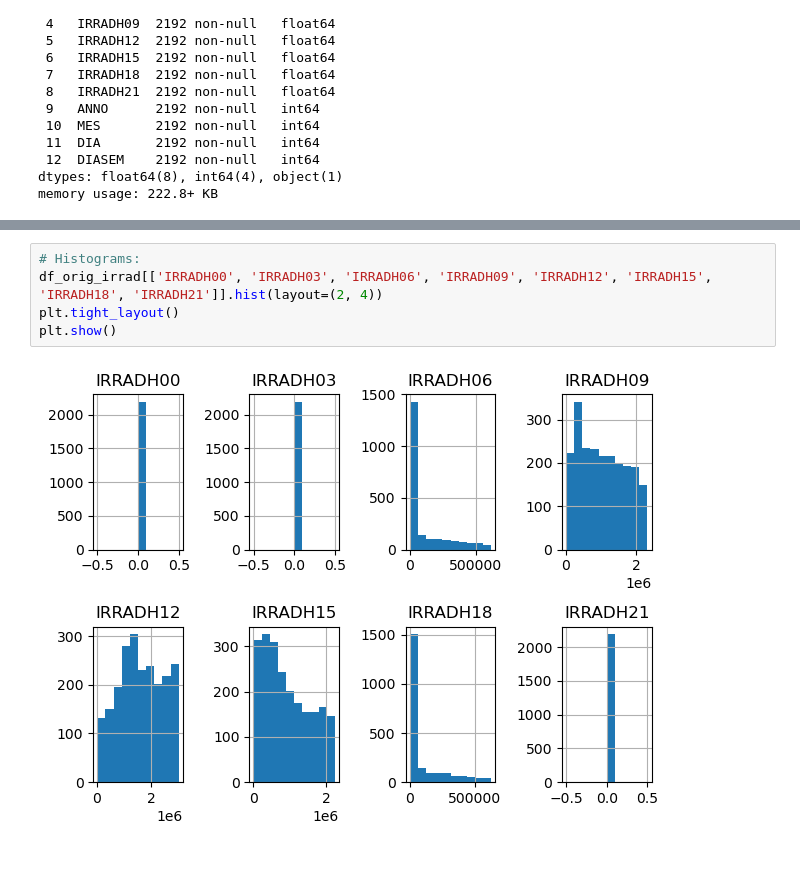
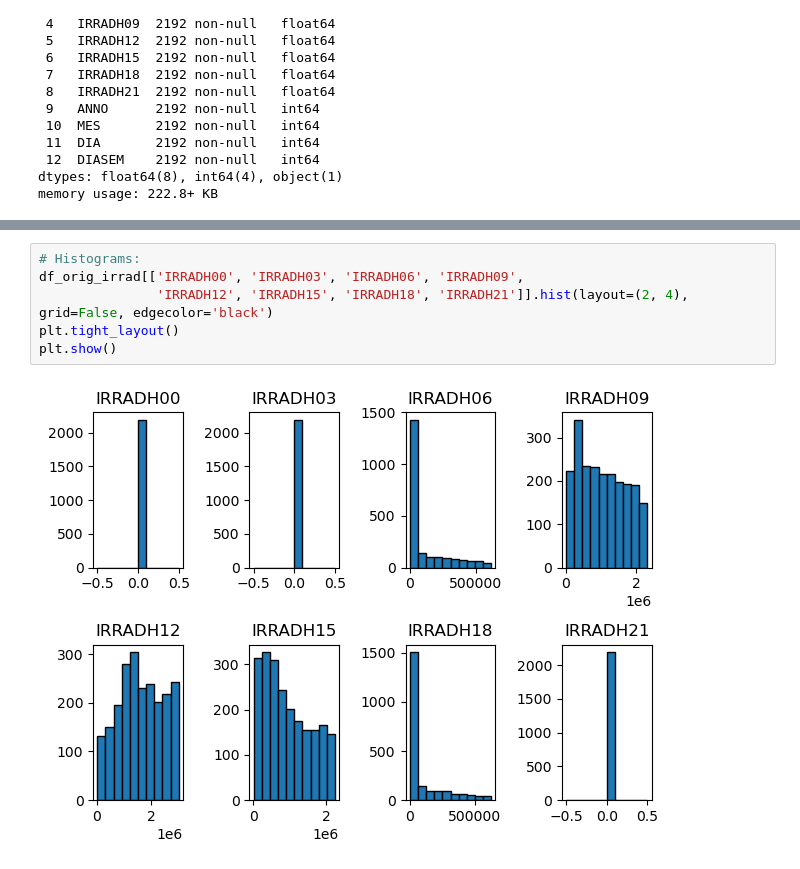
Before and after one commit to MARIABELENSB/Assessment1_MLII, a Jupyter notebook: 1.EDA.ipynb, the cells around one changed output, grey strips where cells are left out. Drawn from its saved outputs; the diff is of its cells as text.

```diff
--- a/1.EDA.ipynb
+++ b/1.EDA.ipynb
@@ -75,7 +122,8 @@ df_orig_irrad.describe()
 # %%
 # Histograms:
-df_orig_irrad[['IRRADH00', 'IRRADH03', 'IRRADH06', 'IRRADH09', 'IRRADH12', 'IRRADH15', 'IRRADH18', 'IRRADH21']].hist(layout=(2, 4))
+df_orig_irrad[['IRRADH00', 'IRRADH03', 'IRRADH06', 'IRRADH09',
+               'IRRADH12', 'IRRADH15', 'IRRADH18', 'IRRADH21']].hist(layout=(2, 4), grid=False, edgecolor='black')
 plt.tight_layout()
 plt.show()
 # %% [output]
-[figure, old version]
+[figure, new version]
```
Also changed, not shown: parts of 14 cells of this notebook, 1 other file.
